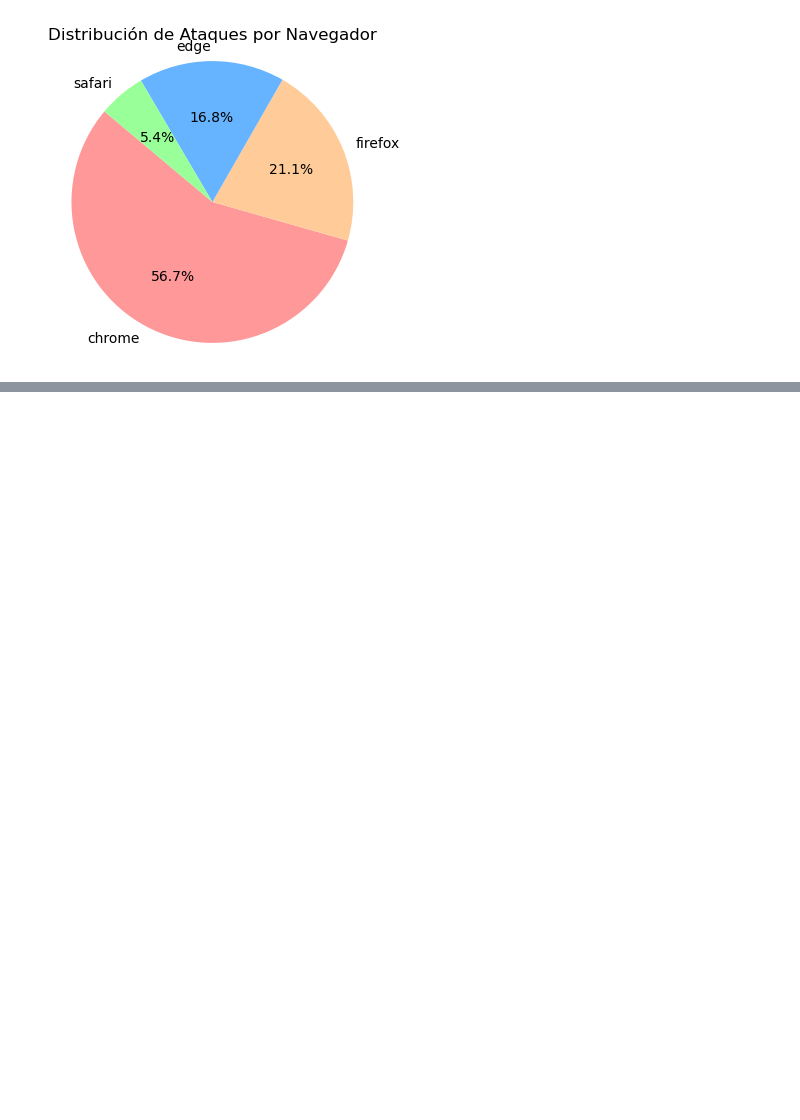
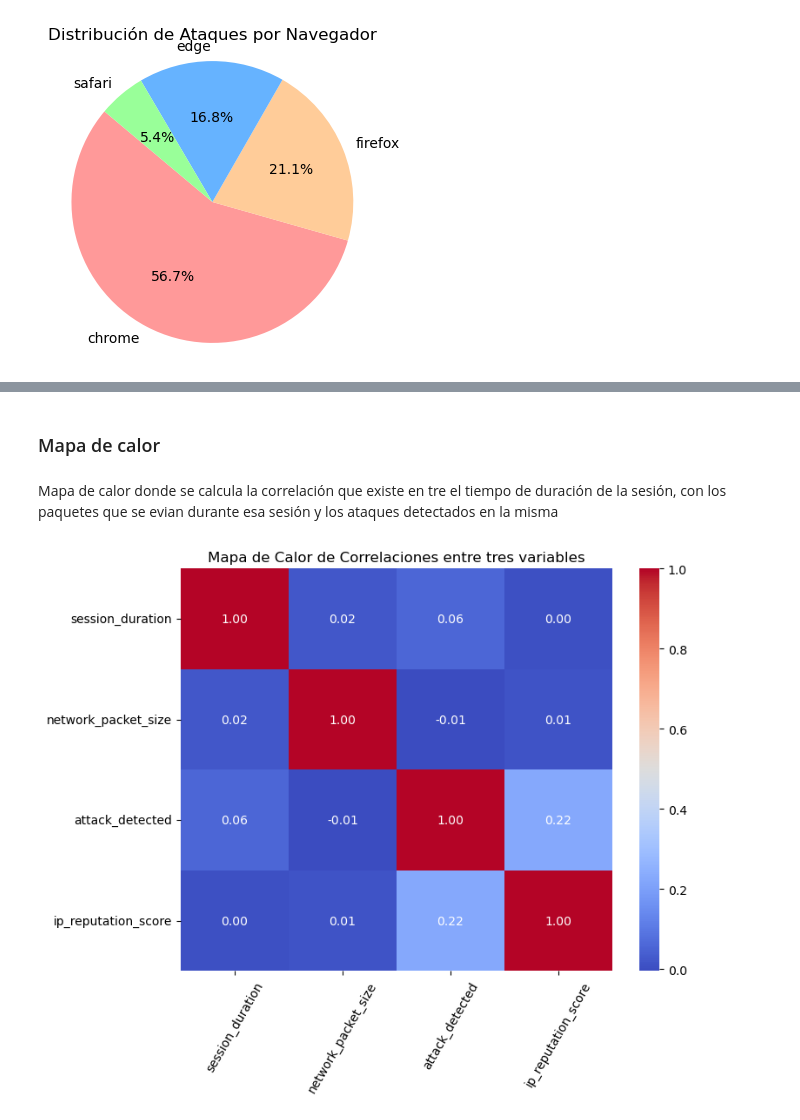
Before and after one commit to cchicaizap/practica_tres_gr_4, a Jupyter notebook: Ejercicio_clasefinal_gr_4.ipynb, the cells around one changed output, grey strips where cells are left out. Saved outputs shown, nothing was run; the diff lists cells and outputs as text; code cells hidden in the pictures; blank space fills up the shorter version.

Commit message:
feat (Grficos).- se añdieron nuvos gráficos

```diff
--- a/Ejercicio_clasefinal_gr_4.ipynb
+++ b/Ejercicio_clasefinal_gr_4.ipynb
@@ -306,0 +337,22 @@ plt.show()
+# %% [markdown]
+### Mapa de calor
+# %% [markdown]
+Mapa de calor donde se calcula la correlación que existe en tre el tiempo de duración de la sesión, con los paquetes que se evian durante esa sesión y los ataques detectados en la misma
+# %%
+# Crear un DataFrame con las tres columnas que quieres analizar
+df_three_vars = df_normalized[['session_duration', 'network_packet_size', 'attack_detected', 'ip_reputation_score']]
+
+# Calcular la correlación entre las tres variables
+correlation = df_three_vars.corr()
+
+# Crear un mapa de calor (heatmap)
+plt.figure(figsize=(8, 6))
+sns.heatmap(correlation, annot=True, cmap='coolwarm', fmt='.2f')
+
+# Añadir título
+plt.title('Mapa de Calor de Correlaciones entre tres variables')
+plt.xticks(rotation=60)
+# Mostrar el gráfico
+plt.show()
+# %% [output]
+[figure, added]
```
Also changed, not shown: parts of 11 cells of this notebook, 3 other files.
